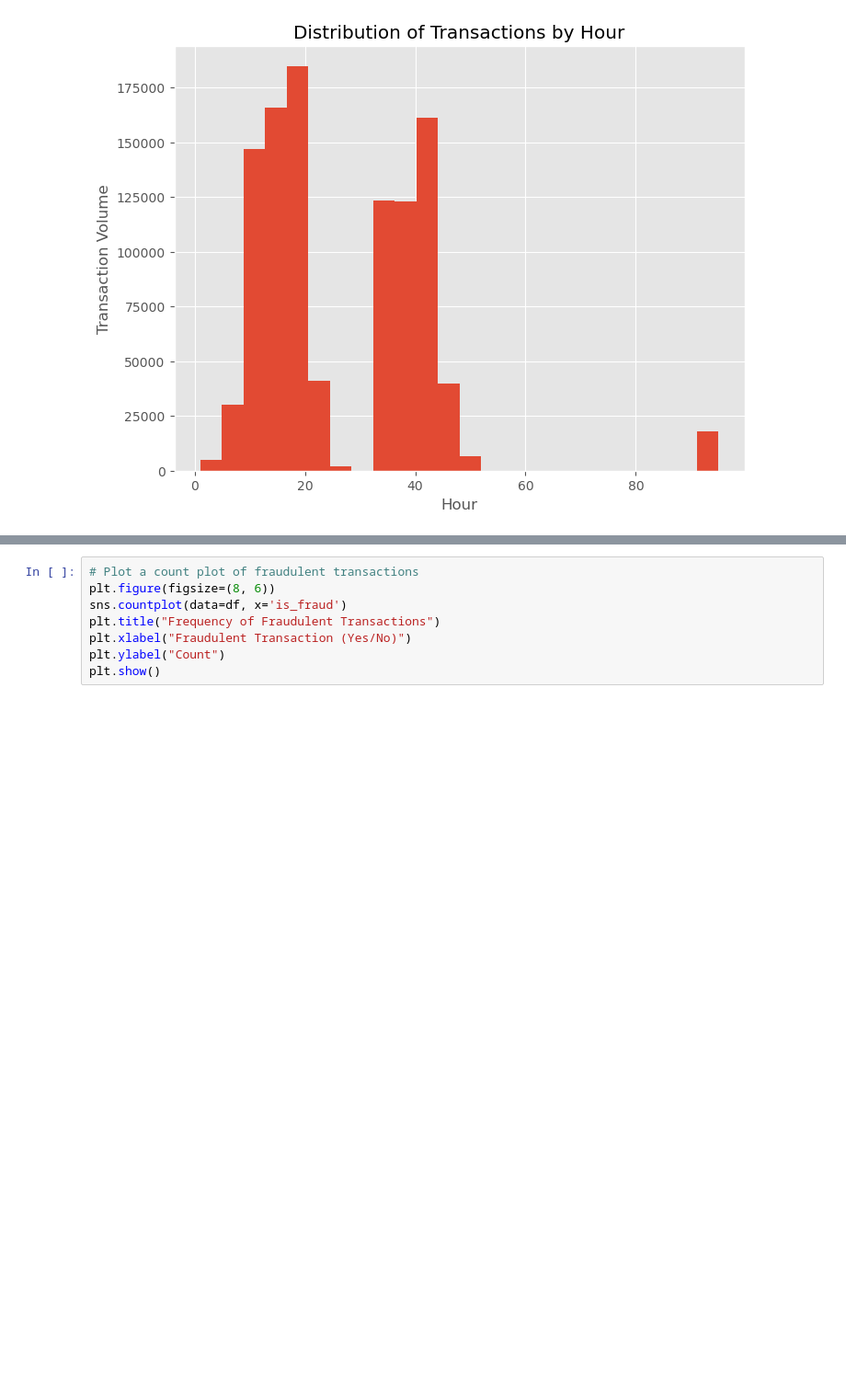
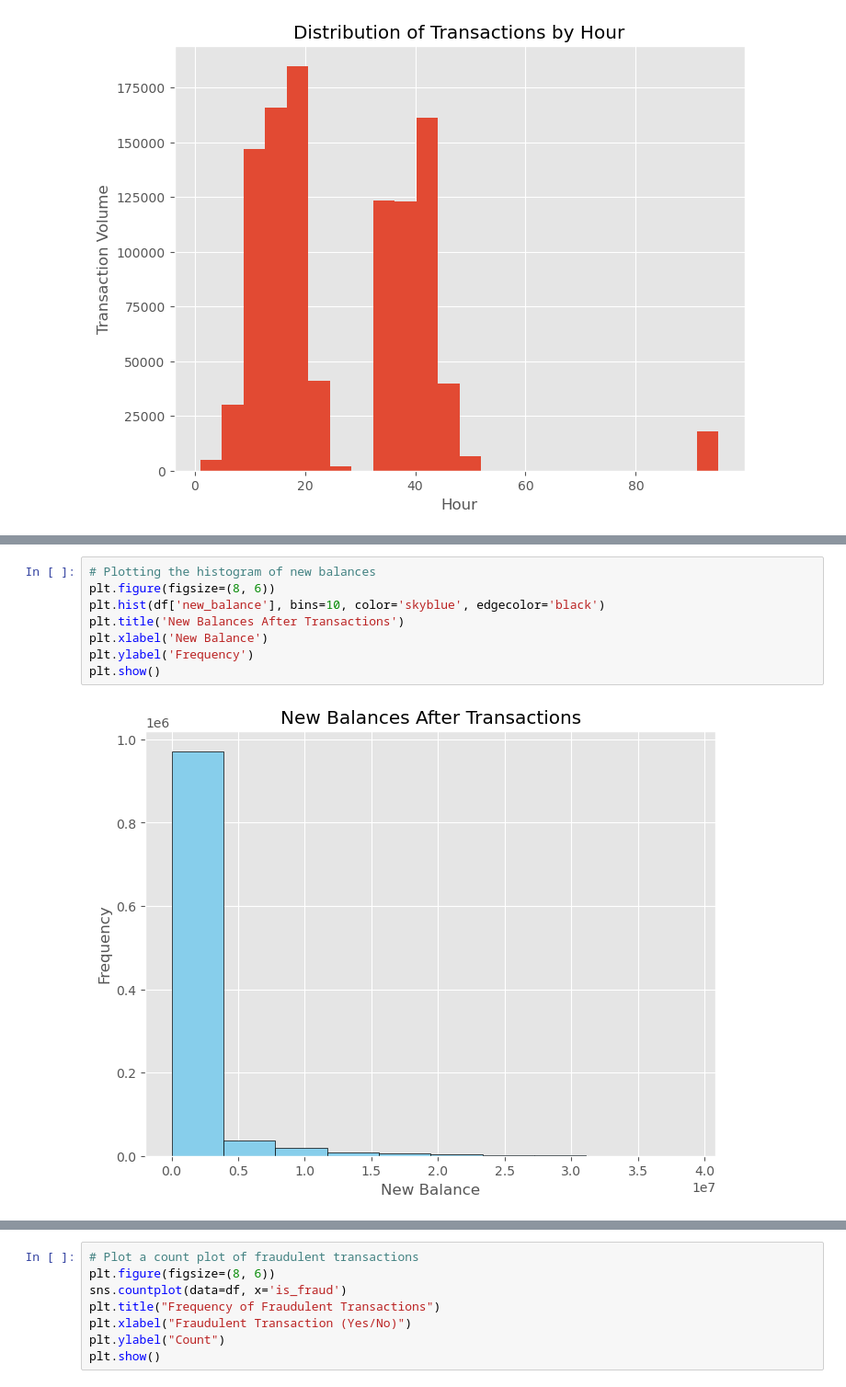
Before and after one commit to LoveRedemption/Online-payments-Fraud-, a Jupyter notebook: Online Fraud Detection.ipynb, the cells around one changed output, grey strips where cells are left out. Shown: that part at 92% size. Cells and saved outputs as stored; diff of their text form; blank space fills up the shorter version.

```diff
--- a/Online Fraud Detection.ipynb
+++ b/Online Fraud Detection.ipynb
@@ -257,0 +308,10 @@ Standard Deviation: 264940.93036311126
+# %%
+# Plotting the histogram of new balances
+plt.figure(figsize=(8, 6))
+plt.hist(df['new_balance'], bins=10, color='skyblue', edgecolor='black')
+plt.title('New Balances After Transactions')
+plt.xlabel('New Balance')
+plt.ylabel('Frequency')
+plt.show()
+# %% [output]
+[figure, added]
```
Also changed, not shown: parts of 33 cells of this notebook.
